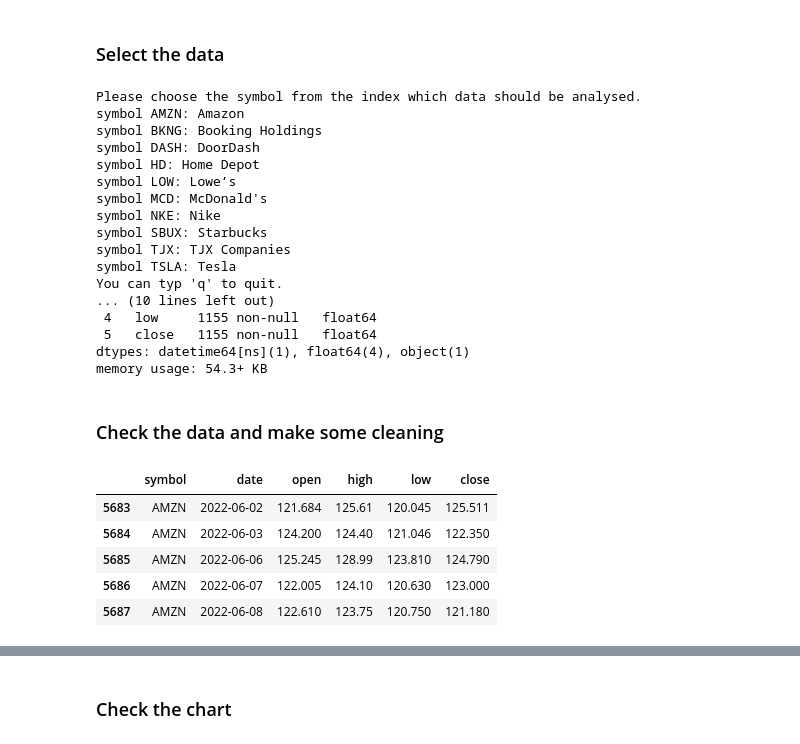
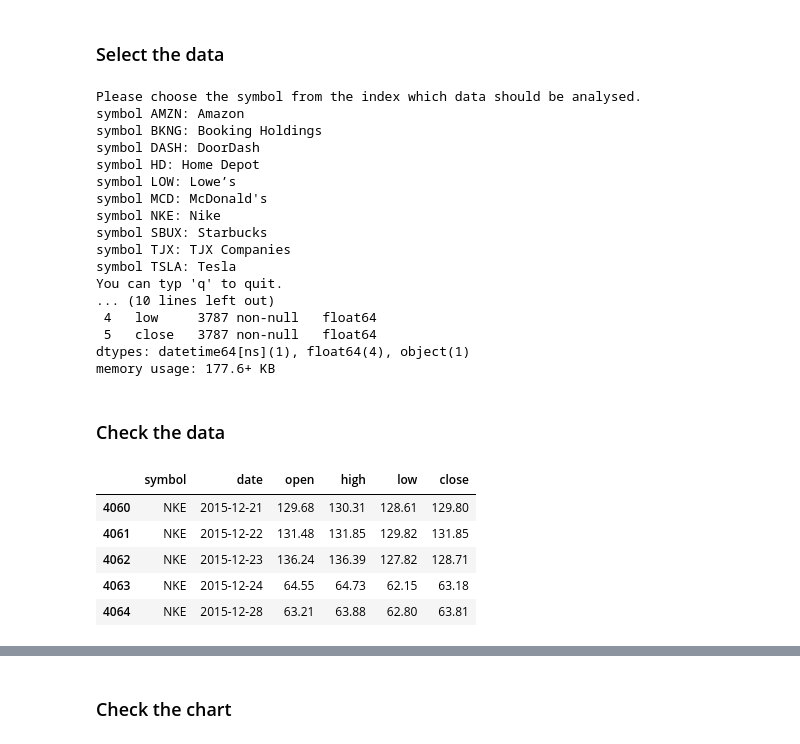
Before and after one commit to JuginPower/analyzer, a Jupyter notebook: transformation.ipynb, the cells around one changed output, grey strips where cells are left out. Cells and saved outputs as stored; diff of their text form; code cells hidden in the pictures.

```diff
--- a/transformation.ipynb
+++ b/transformation.ipynb
@@ -14,7 +21,7 @@ from settings import mariadb_string, mariadb_config
 # %% [markdown]
 ### Select the data
 # %%
-sql_query = """select
+select_query = """select
 	*
 from
 	stock_price s
@@ -27,7 +34,7 @@ order by
 
 loader = BaseLoader(mariadb_config)
 symbol = loader.choose_id()
-df_stock = pd.read_sql(sql_query.format(symbol), create_engine(mariadb_string))
+df_stock = pd.read_sql(select_query.format(symbol), create_engine(mariadb_string))
 df_stock["date"] = pd.to_datetime(df_stock["date"])
 df_stock.info()
 # %% [output]
@@ -44,22 +51,22 @@ symbol TJX: TJX Companies
 symbol TSLA: Tesla
 You can typ 'q' to quit.
 ... (10 lines left out)
- 4   low     1155 non-null   float64
- 5   close   1155 non-null   float64
+ 4   low     3787 non-null   float64
+ 5   close   3787 non-null   float64
 dtypes: datetime64[ns](1), float64(4), object(1)
-memory usage: 54.3+ KB
+memory usage: 177.6+ KB
 # %% [markdown]
-### Check the data and make some cleaning
+### Check the data
 # %%
 # Check the dates
-df_stock.loc[df_stock["date"] > "2022-06-01"].head()
+df_stock.loc[df_stock["date"] > "2015-12-20"].head()
 # %% [output]
 |  | symbol | date | open | high | low | close |
-| 5683 | AMZN | 2022-06-02 | 121.684 | 125.61 | 120.045 | 125.511 |
-| 5684 | AMZN | 2022-06-03 | 124.200 | 124.40 | 121.046 | 122.350 |
-| 5685 | AMZN | 2022-06-06 | 125.245 | 128.99 | 123.810 | 124.790 |
-| 5686 | AMZN | 2022-06-07 | 122.005 | 124.10 | 120.630 | 123.000 |
-| 5687 | AMZN | 2022-06-08 | 122.610 | 123.75 | 120.750 | 121.180 |
+| 4060 | NKE | 2015-12-21 | 129.68 | 130.31 | 128.61 | 129.80 |
+| 4061 | NKE | 2015-12-22 | 131.48 | 131.85 | 129.82 | 131.85 |
+| 4062 | NKE | 2015-12-23 | 136.24 | 136.39 | 127.82 | 128.71 |
+| 4063 | NKE | 2015-12-24 | 64.55 | 64.73 | 62.15 | 63.18 |
+| 4064 | NKE | 2015-12-28 | 63.21 | 63.88 | 62.80 | 63.81 |
 # %%
 df_stock.head()
 # %% [output]
```
Also changed, not shown: parts of 9 cells of this notebook, 1 other file.
